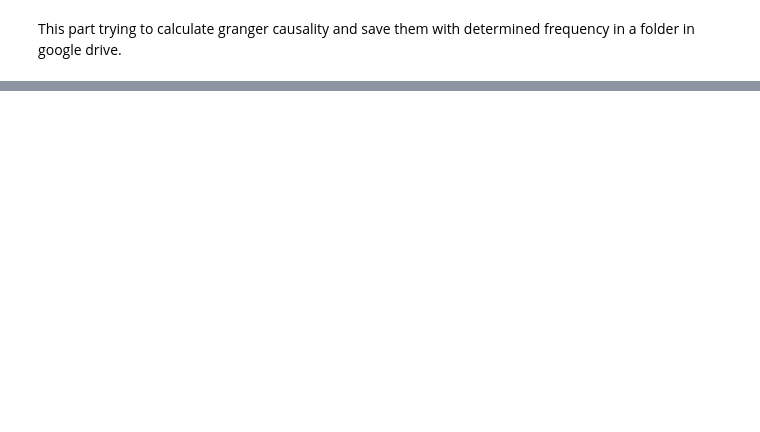
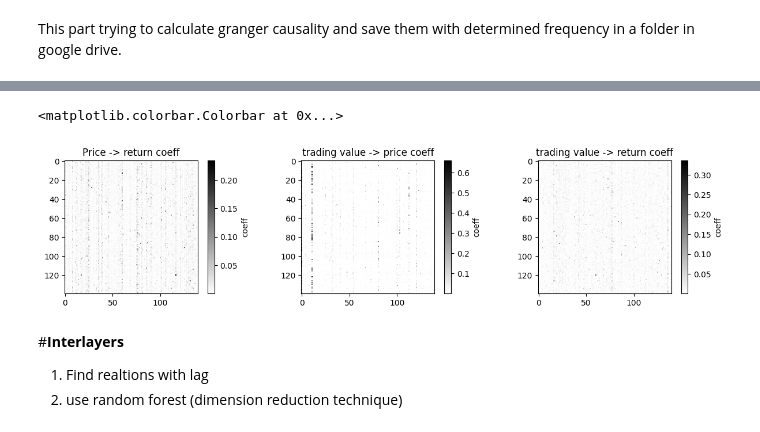
Before and after one commit to mahdikohan/complexityEconomics, a Jupyter notebook: Multilayer network market/Multilayer_spillover_with_ML.ipynb, the cells around one changed output, grey strips where cells are left out. Cells and saved outputs as stored; diff of their text form; code cells hidden in the pictures; blank space fills up the shorter version.

```diff
--- a/Multilayer network market/Multilayer_spillover_with_ML.ipynb
+++ b/Multilayer network market/Multilayer_spillover_with_ML.ipynb
@@ -220 +221,36 @@ def build_weighted_adjacency_matrix_rf(target_df, feature_df, lag=1, n_estimator
+# %%
+with open('/content/drive/MyDrive/data_Multilayer spillover with ML/layers/interlayer12/interlayer12_s_price_t_return_complete_evolution.pkl', 'rb') as file:
+    interlayer12_s_Pirce_t_Return = pickle.load(file)
+
+with open('/content/drive/MyDrive/data_Multilayer spillover with ML/layers/interlayer31/interlayer31_s_tradval_t_price_complete_evolution.pkl', 'rb') as file:
+    interlayer31_s_Tradval_t_price = pickle.load(file)
+
+with open('/content/drive/MyDrive/data_Multilayer spillover with ML/layers/interlayer32/interlayer32_s_tradval_t_return_complete_evolution.pkl', 'rb') as file:
+    interlayer32_s_Tradval_t_return = pickle.load(file)
+# %%
+fig_interlayer, axs_interlayer = plt.subplots(1,3, figsize=(15, 3))
+
+t_interlayer = 60
+
+df0_interlayer = interlayer12_s_Pirce_t_Return[t_interlayer]
+axs_interlayer[0].imshow(df0_interlayer, cmap='binary', interpolation='none')
+axs_interlayer[0].set_title('Price -> return coeff')
+fig_interlayer.colorbar(axs_interlayer[0].imshow(df0_interlayer, cmap='binary', interpolation='none'), ax=axs_interlayer[0], label='coeff')
+
+df1_interlayer = interlayer31_s_Tradval_t_price[t_interlayer]
+axs_interlayer[1].imshow(df1_interlayer, cmap='binary', interpolation='none')
+axs_interlayer[1].set_title('trading value -> price coeff')
+fig_interlayer.colorbar(axs_interlayer[1].imshow(df1_interlayer, cmap='binary', interpolation='none'), ax=axs_interlayer[1], label='coeff')
+
+df2_interlayer = interlayer32_s_Tradval_t_return[t_interlayer]
+axs_interlayer[2].imshow(df2_interlayer, cmap='binary', interpolation='none')
+axs_interlayer[2].set_title('trading value -> return coeff')
+fig_interlayer.colorbar(axs_interlayer[2].imshow(df2_interlayer, cmap='binary', interpolation='none'), ax=axs_interlayer[2], label='coeff')
+# %% [output]
+<matplotlib.colorbar.Colorbar at 0x...>
+[figure, added]
+# %% [markdown]
+#**Interlayers**
+1. Find realtions with lag
+2. use random forest (dimension reduction technique)
 # %%
```
Also changed, not shown: parts of 31 cells of this notebook.
